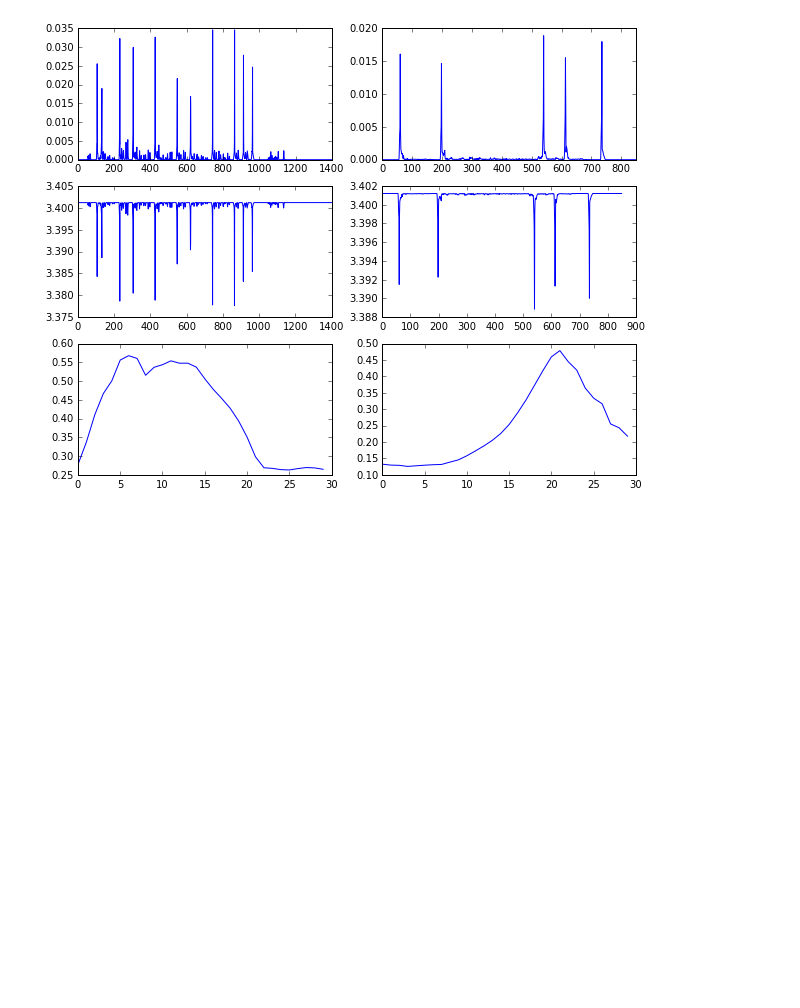
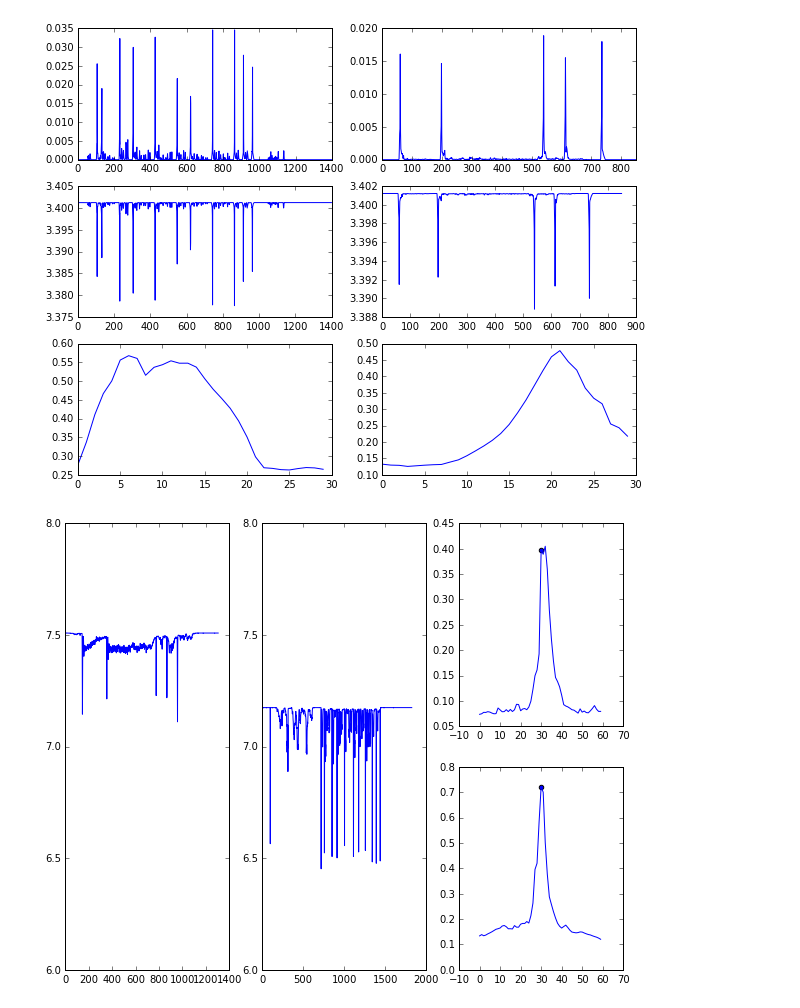
Before and after one commit to prashnts/apollo-cad, a Jupyter notebook: Edges -- Scan line scheme.ipynb, the cells around one changed output. Saved outputs shown, nothing was run; the diff lists cells and outputs as text; code cells hidden in the pictures; blank space fills up the shorter version.

Commit message:
Entropy immediately produces better results without mean of gradient

```diff
--- a/Edges -- Scan line scheme.ipynb
+++ b/Edges -- Scan line scheme.ipynb
@@ -85,3 +89,28 @@ plt.plot([(x.max() - x.min()) for _, x in profile])
 # %% [output]
 [<matplotlib.lines.Line2D at 0x...>]
 [figure]
+# %%
+go = Grid('/d/blimp/f1.jpg')
+profile = []
+for i in np.arange(-3, 3, 0.1):
+  profile.append(go._scan_immediate(i))
+
+spanx = [(x.max() - x.min()) for x, _ in profile]
+spany = [(x.max() - x.min()) for _, x in profile]
+# %%
+@interact(i=(0, len(profile) - 1))
+def pl(i):
+  h, v = profile[i]
+  l = plt.subplot2grid([2, 3], [0, 0], rowspan=2)
+  plt.plot(h)
+  plt.subplot2grid([2, 3], [0, 1], rowspan=2, sharey=l)
+  plt.plot(v)
+  plt.ylim(6, 8)
+  plt.subplot2grid([2, 3], [0, 2])
+  plt.plot(spanx)
+  plt.scatter([i], [h.max() - h.min()])
+  plt.subplot2grid([2, 3], [1, 2])
+  plt.plot(spany)
+  plt.scatter([i], [v.max() - v.min()])
+# %% [output]
+[figure, added]
```
Also changed, not shown: parts of 1 cell of this notebook.
